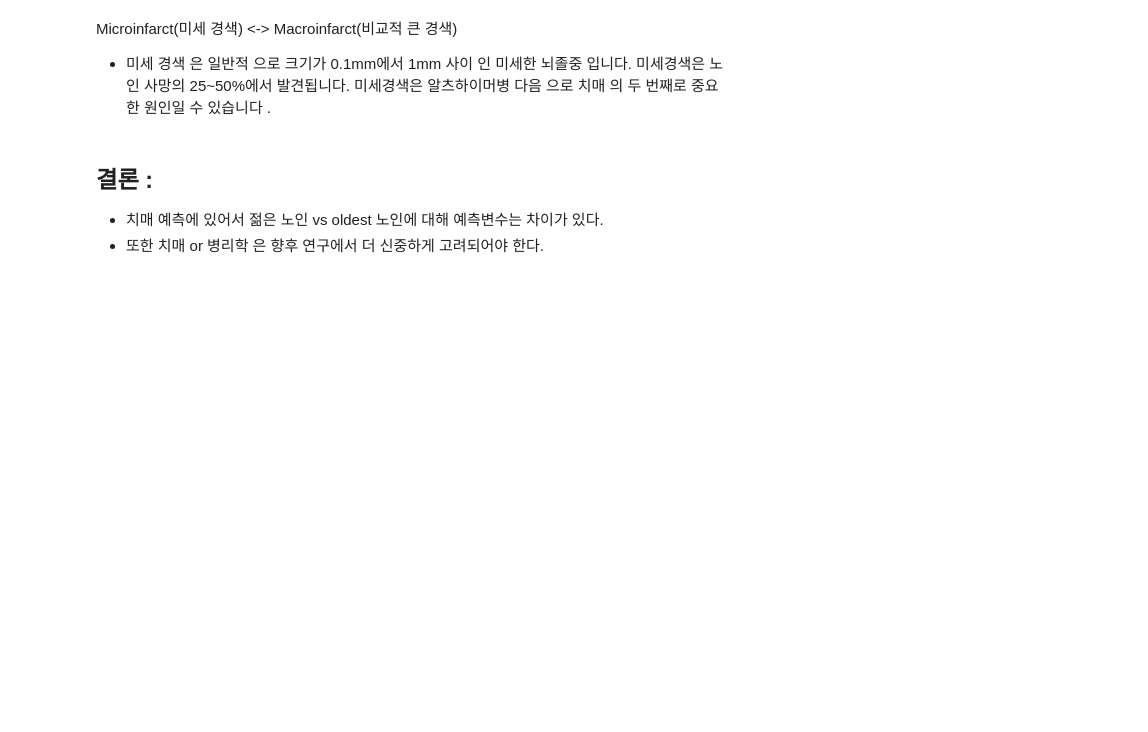
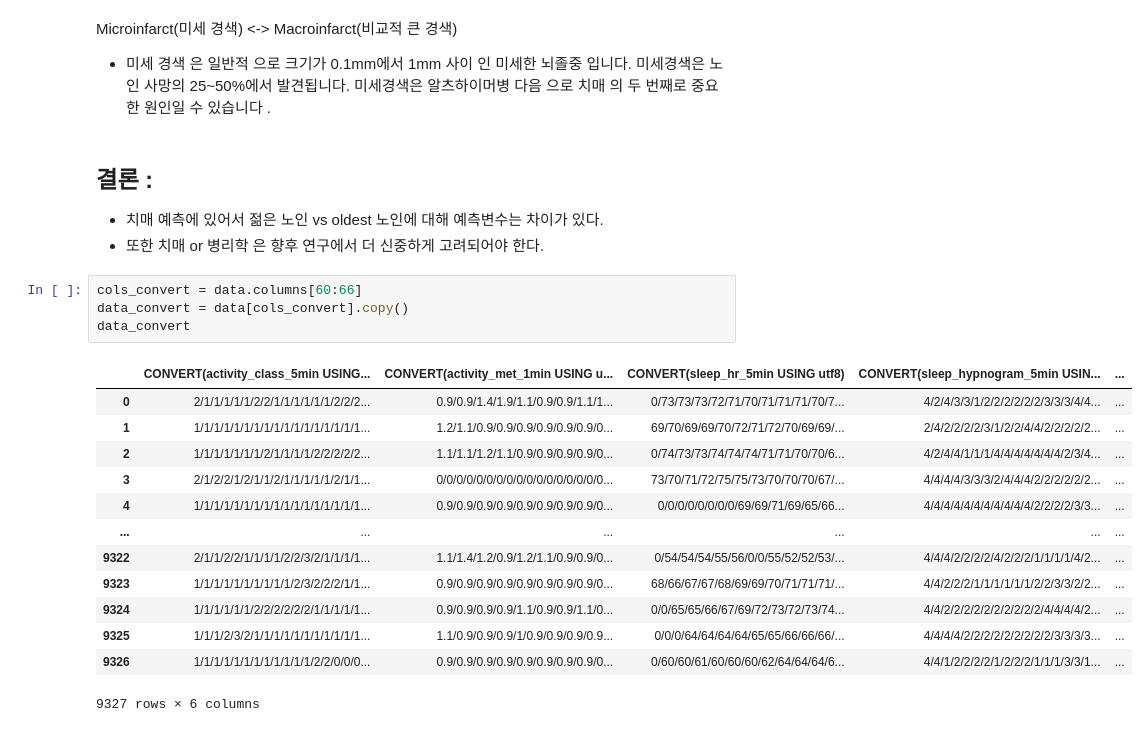
Before and after one commit to NumpyGonHey/Dementia_clf, a Jupyter notebook: sobeeee/Dementia_df_hong.ipynb, the cells around one changed output. Drawn from its saved outputs; the diff is of its cells as text; blank space fills up the shorter version.

```diff
--- a/sobeeee/Dementia_df_hong.ipynb
+++ b/sobeeee/Dementia_df_hong.ipynb
@@ -131,3 +152,21 @@ Microinfarct(미세 경색) <-> Macroinfarct(비교적 큰 경색)
 ## 결론 :
 - 치매 예측에 있어서 젊은 노인 vs oldest 노인에 대해 예측변수는 차이가 있다.
 - 또한 치매 or 병리학 은 향후 연구에서 더 신중하게 고려되어야 한다.
+# %%
+cols_convert = data.columns[60:66]
+data_convert = data[cols_convert].copy()
+data_convert
+# %% [output]
+|  | CONVERT(activity_class_5min USING... | CONVERT(activity_met_1min USING u... | CONVERT(sleep_hr_5min USING utf8) | CONVERT(sleep_hypnogram_5min USIN... | ... |
+| 0 | 2/1/1/1/1/1/2/2/1/1/1/1/1/1/2/2/2... | 0.9/0.9/1.4/1.9/1.1/0.9/0.9/1.1/1... | 0/73/73/73/72/71/70/71/71/71/70/7... | 4/2/4/3/3/1/2/2/2/2/2/2/3/3/3/4/4... | ... |
+| 1 | 1/1/1/1/1/1/1/1/1/1/1/1/1/1/1/1/1... | 1.2/1.1/0.9/0.9/0.9/0.9/0.9/0.9/0... | 69/70/69/69/70/72/71/72/70/69/69/... | 2/4/2/2/2/2/3/1/2/2/4/4/2/2/2/2/2... | ... |
+| 2 | 1/1/1/1/1/1/1/2/1/1/1/1/2/2/2/2/2... | 1.1/1.1/1.2/1.1/0.9/0.9/0.9/0.9/0... | 0/74/73/73/74/74/74/71/71/70/70/6... | 4/2/4/4/1/1/1/4/4/4/4/4/4/4/2/3/4... | ... |
+| 3 | 2/1/2/2/1/2/1/1/2/1/1/1/1/1/2/1/1... | 0/0/0/0/0/0/0/0/0/0/0/0/0/0/0/0/0... | 73/70/71/72/75/75/73/70/70/70/67/... | 4/4/4/4/3/3/3/2/4/4/4/2/2/2/2/2/2... | ... |
+| 4 | 1/1/1/1/1/1/1/1/1/1/1/1/1/1/1/1/1... | 0.9/0.9/0.9/0.9/0.9/0.9/0.9/0.9/0... | 0/0/0/0/0/0/0/0/69/69/71/69/65/66... | 4/4/4/4/4/4/4/4/4/4/4/2/2/2/2/3/3... | ... |
+| ... | ... | ... | ... | ... | ... |
+| 9322 | 2/1/1/2/2/1/1/1/1/2/2/3/2/1/1/1/1... | 1.1/1.4/1.2/0.9/1.2/1.1/0.9/0.9/0... | 0/54/54/54/55/56/0/0/55/52/52/53/... | 4/4/4/2/2/2/2/4/2/2/2/1/1/1/1/4/2... | ... |
+| 9323 | 1/1/1/1/1/1/1/1/1/1/2/3/2/2/2/1/1... | 0.9/0.9/0.9/0.9/0.9/0.9/0.9/0.9/0... | 68/66/67/67/68/69/69/70/71/71/71/... | 4/4/2/2/2/1/1/1/1/1/1/2/2/3/3/2/2... | ... |
+| 9324 | 1/1/1/1/1/1/2/2/2/2/2/2/1/1/1/1/1... | 0.9/0.9/0.9/0.9/1.1/0.9/0.9/1.1/0... | 0/0/65/65/66/67/69/72/73/72/73/74... | 4/4/2/2/2/2/2/2/2/2/2/2/4/4/4/4/2... | ... |
+| 9325 | 1/1/1/2/3/2/1/1/1/1/1/1/1/1/1/1/1... | 1.1/0.9/0.9/0.9/1/0.9/0.9/0.9/0.9... | 0/0/0/64/64/64/64/65/65/66/66/66/... | 4/4/4/4/2/2/2/2/2/2/2/2/2/3/3/3/3... | ... |
+| 9326 | 1/1/1/1/1/1/1/1/1/1/1/1/2/2/0/0/0... | 0.9/0.9/0.9/0.9/0.9/0.9/0.9/0.9/0... | 0/60/60/61/60/60/60/62/64/64/64/6... | 4/4/1/2/2/2/2/1/2/2/2/1/1/1/3/3/1... | ... |
+9327 rows × 6 columns
```
Also changed, not shown: parts of 4 cells of this notebook.
